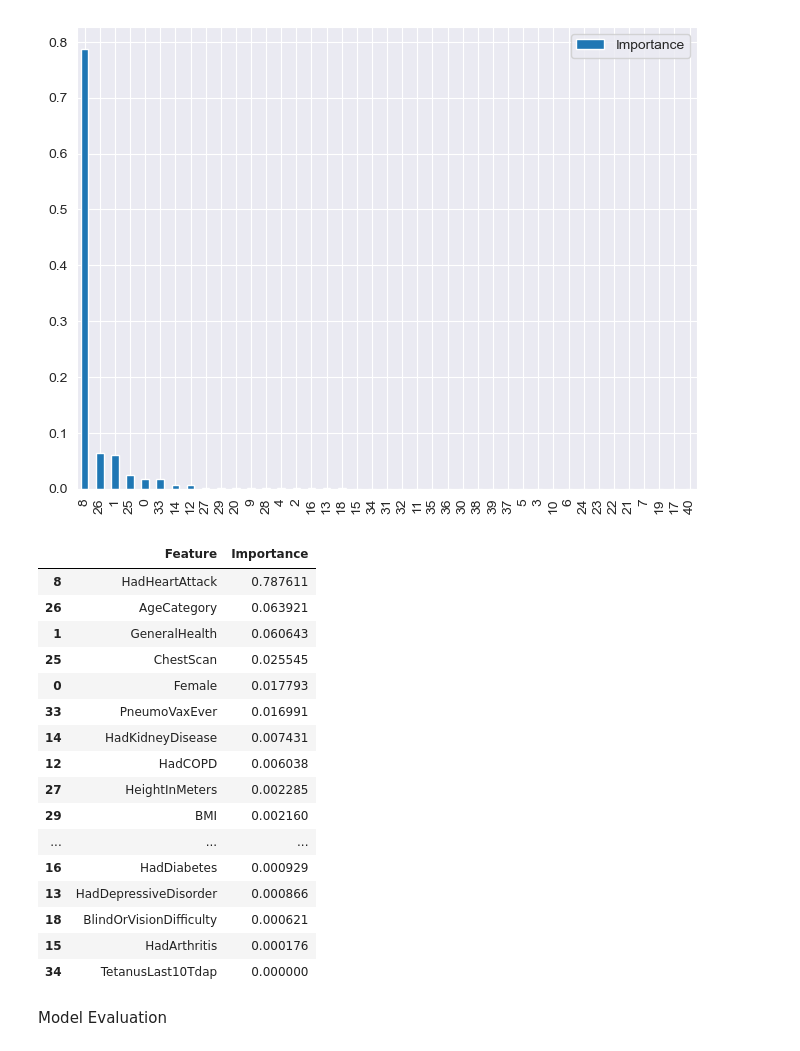
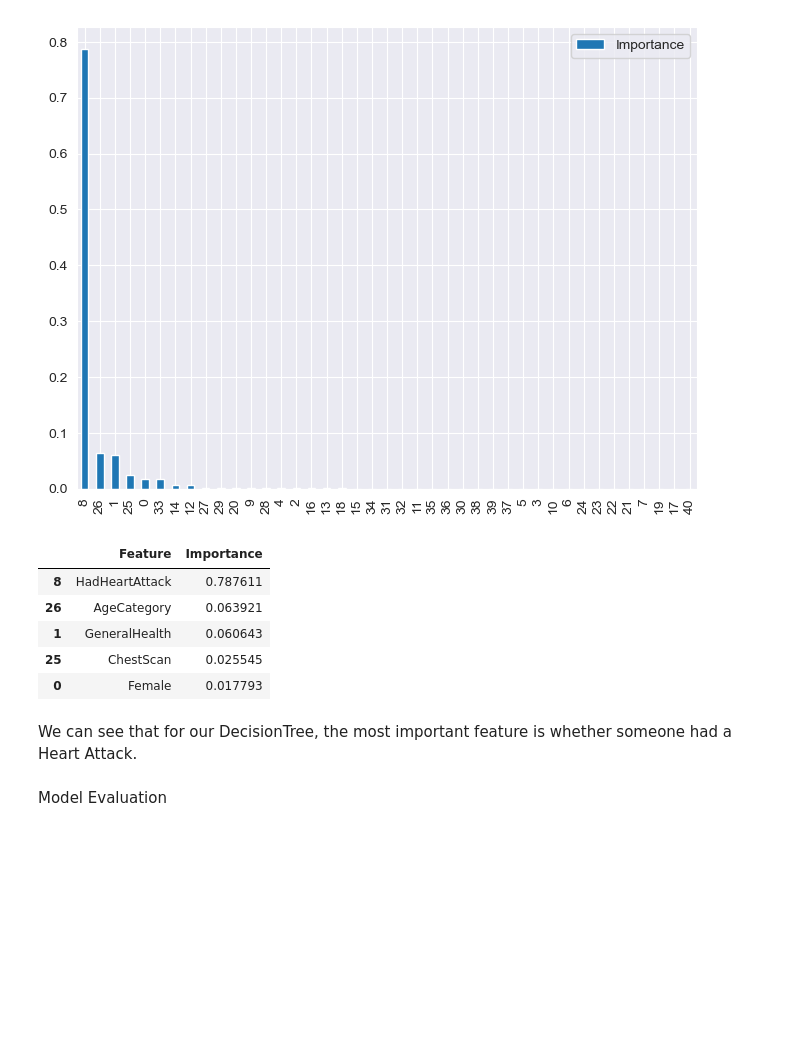
Before and after one commit to Tasnimacj/Capstone_Heart_Prediction, a Jupyter notebook: notebooks/04-modelling-no-pca.ipynb, the cells around one changed output. Drawn from its saved outputs; the diff is of its cells as text; code cells hidden in the pictures; blank space fills up the shorter version.

```diff
--- a/notebooks/04-modelling-no-pca.ipynb
+++ b/notebooks/04-modelling-no-pca.ipynb
@@ -363,25 +411,16 @@ feat_importances.plot(kind='bar', figsize=(8,6))
 <Axes: >
 [figure]
 # %%
-feat_importances.head(20)
+feat_importances.head()
 # %% [output]
 |  | Feature | Importance |
 | 8 | HadHeartAttack | 0.787611 |
 | 26 | AgeCategory | 0.063921 |
 | 1 | GeneralHealth | 0.060643 |
 | 25 | ChestScan | 0.025545 |
 | 0 | Female | 0.017793 |
-| 33 | PneumoVaxEver | 0.016991 |
-| 14 | HadKidneyDisease | 0.007431 |
-| 12 | HadCOPD | 0.006038 |
-| 27 | HeightInMeters | 0.002285 |
-| 29 | BMI | 0.002160 |
-| ... | ... | ... |
-| 16 | HadDiabetes | 0.000929 |
-| 13 | HadDepressiveDisorder | 0.000866 |
-| 18 | BlindOrVisionDifficulty | 0.000621 |
-| 15 | HadArthritis | 0.000176 |
-| 34 | TetanusLast10Tdap | 0.000000 |
+# %% [markdown]
+We can see that for our DecisionTree, the most important feature is whether someone had a Heart Attack.
 # %% [markdown]
 Model Evaluation
 # %%
```
Also changed, not shown: parts of 50 cells of this notebook.
